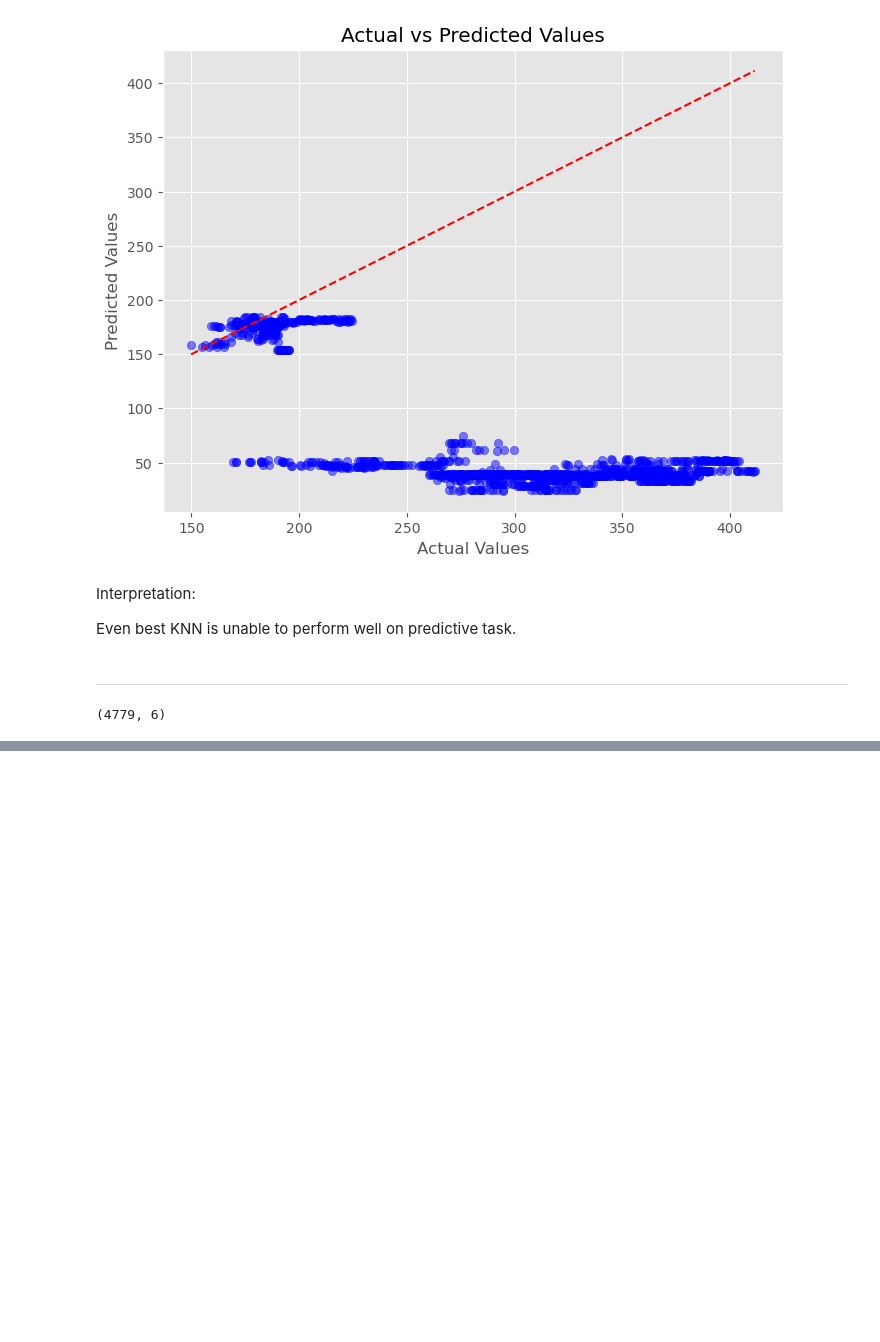
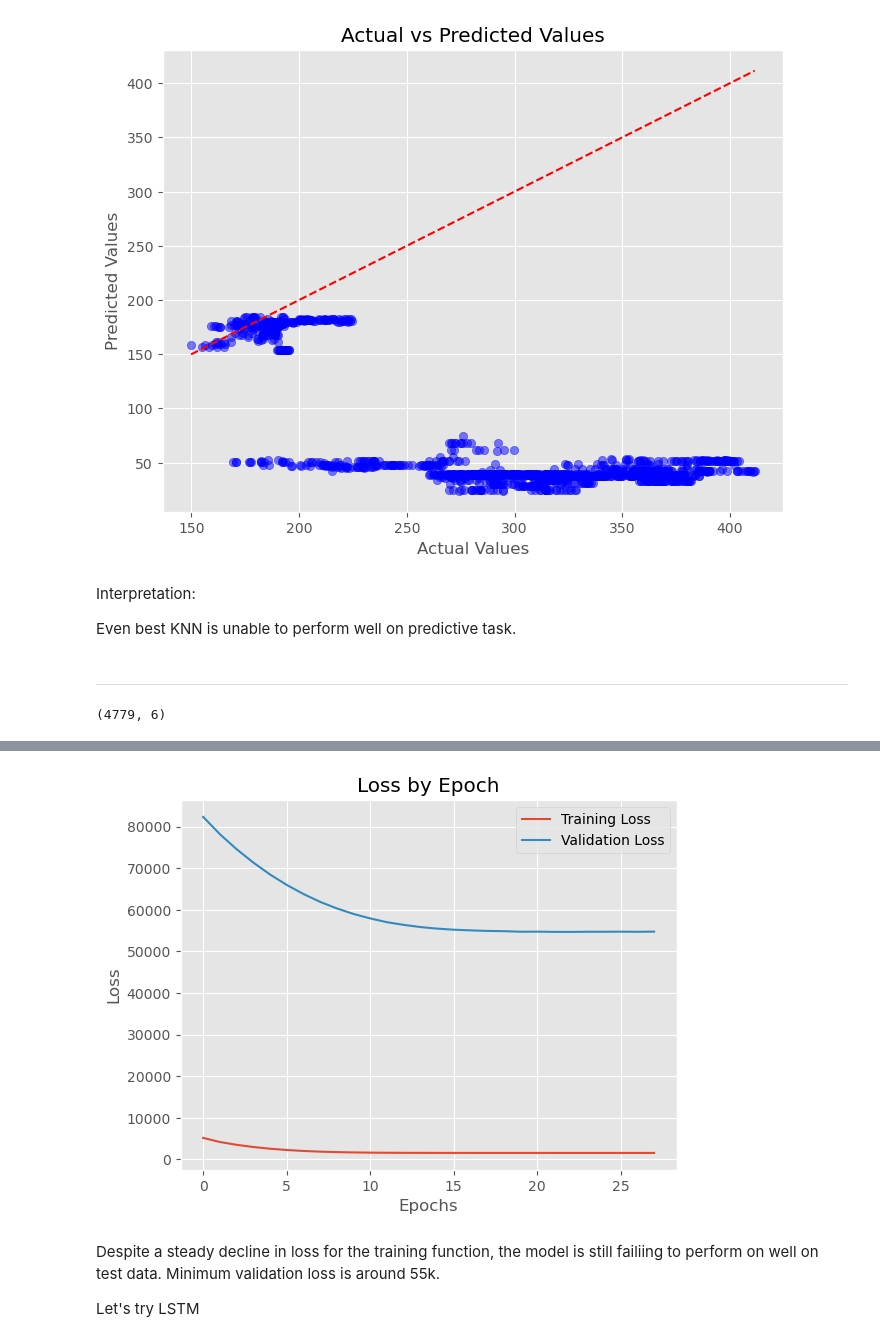
Before and after one commit to elijahlopez94/stock_market_prediction_with_rnn, a Jupyter notebook: machine_learning.ipynb, the cells around one changed output, grey strips where cells are left out. Saved outputs shown, nothing was run; the diff lists cells and outputs as text; code cells hidden in the pictures; blank space fills up the shorter version.

```diff
--- a/machine_learning.ipynb
+++ b/machine_learning.ipynb
@@ -268,7 +281,10 @@ X_test_rnn, y_test_rnn = create_window(X_test_scaled, y_test, 30)
 # %%
-model = Sequential()
-model.add(SimpleRNN(units=50, input_shape=(X_train_rnn.shape[1], X_train_rnn.shape[2])))
-model.add(Dense(1))  # Output layer for regression
+simple_rnn = Sequential()
 
-model.summary()
+simple_rnn.add(SimpleRNN(units=50,
+                         input_shape=(X_train_rnn.shape[1], X_train_rnn.shape[2]),
+                         return_sequences=False))
+simple_rnn.add(Dense(1))
+
+simple_rnn.summary()
 # %% [output]
@@ -317,3 +336,12 @@ def plot_loss(history):
     plt.ylabel('Loss')
     plt.legend()
     return plt.show()
+# %%
+# Simple RNN
+plot_loss(simple_rnn_history)
+# %% [output]
+[figure, added]
+# %% [markdown]
+Despite a steady decline in loss for the training function, the model is still failiing to perform on well on test data. Minimum validation loss is around 55k.
+
+Let's try LSTM
```
Also changed, not shown: parts of 20 cells of this notebook.
